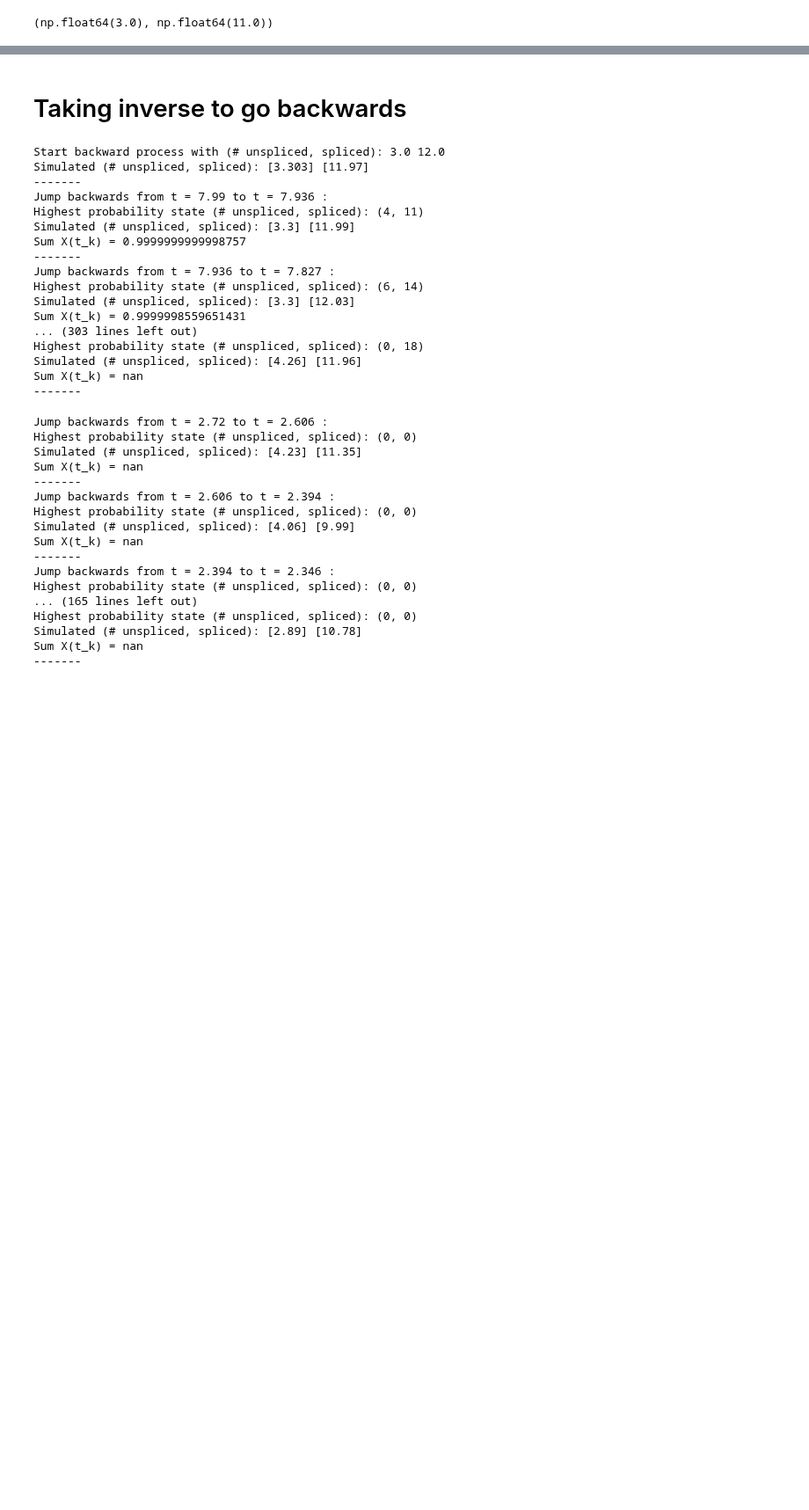
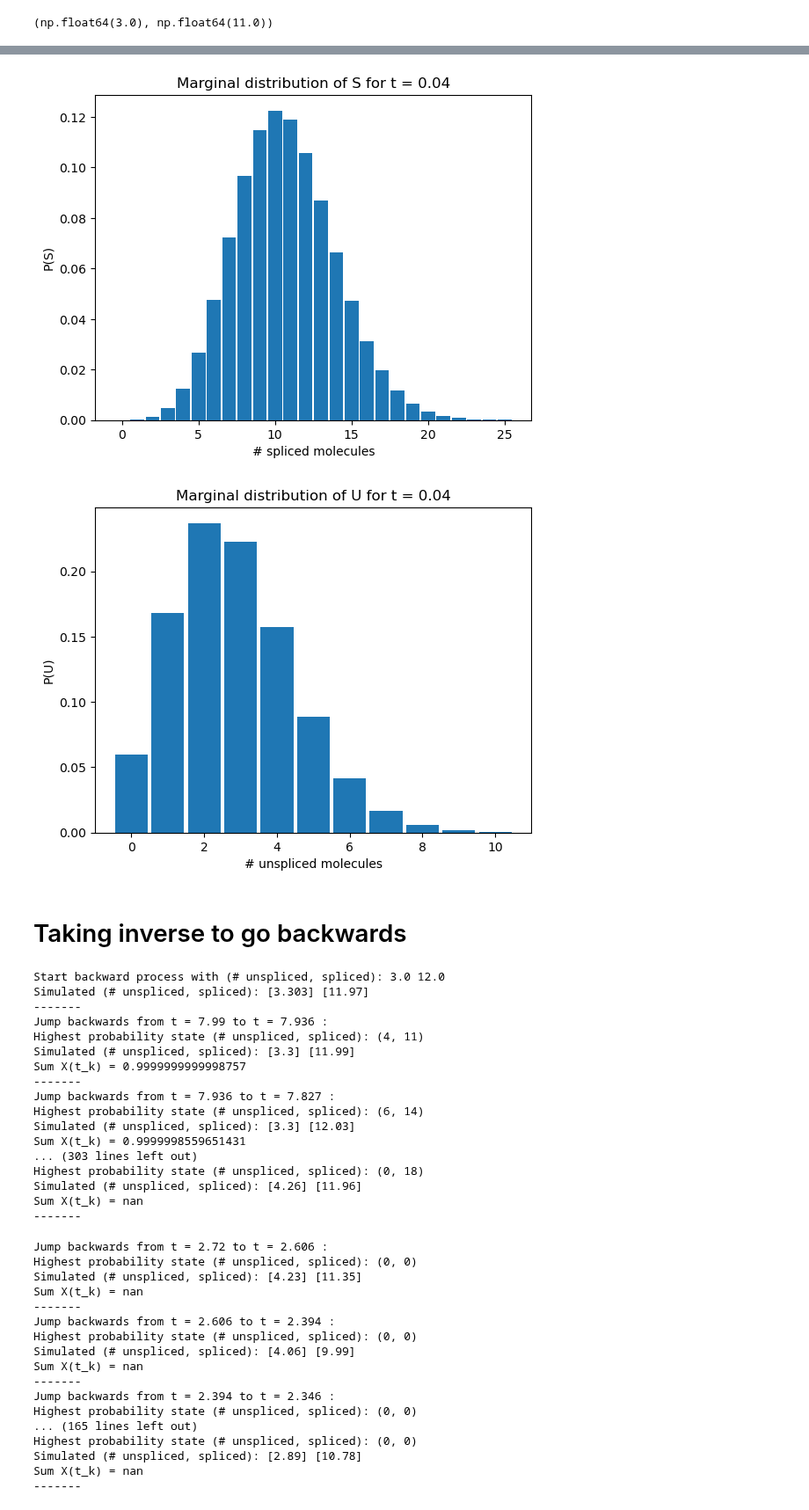
Before and after one commit to reliscu/chronocell_simulations, a Jupyter notebook: testing_new_RNA_history_code.ipynb, the cells around one changed output, grey strips where cells are left out. Shown at 88% size. Drawn from its saved outputs; the diff is of its cells as text; code cells hidden in the pictures; blank space fills up the shorter version.

```diff
--- a/testing_new_RNA_history_code.ipynb
+++ b/testing_new_RNA_history_code.ipynb
@@ -132,0 +122,15 @@ Sum X(t_k) = 0.9999999999999541
+# %%
+# Start with observed counts:
+u_curr = np.round(Y[-1, :, 0])[0]
+s_curr = np.round(Y[-1, :, 1])[0]
+x_curr = np.zeros(shape=(A[0].shape[0],), dtype="float")
+x_curr[index_for[(u_curr, s_curr)]] = 1.0
+
+print("Start backward process with (# unspliced, spliced):", u_curr, s_curr)
+print("Simulated (# unspliced, spliced):", np.round(Y[-1, :, 0], 3), np.round(Y[-1, :, 1], 3))
+print("-------")
+
+X_bw_init = np.zeros(shape=(len(states), len(t)))
+X_bw_init[:, -1] = x_curr
+
+X_bw = backward_distribution(Y, A, X_bw_init, X_fwd, states, t, tau, state_grid)
@@ -133,3 +155,24 @@ Sum X(t_k) = 0.9999999999999541
+# %%
+X_bw_U, X_bw_S = marginal_distribution(X_bw, U_max, S_max, t, states)
+# %%
+k=1
+
+plt.figure()
+plt.bar(np.arange(0, S_max + 1) , X_bw_S[:, k], width=0.9, align='center')
+plt.xlabel("# spliced molecules")
+plt.ylabel("P(S)")
+plt.title(f"Marginal distribution of S for t = {np.round(t[k], 2)}")
+plt.show()
+
+plt.figure()
+plt.bar(np.arange(0, U_max + 1) , X_bw_U[:, k], width=0.9, align='center')
+plt.xlabel("# unspliced molecules")
+plt.ylabel("P(U)")
+plt.title(f"Marginal distribution of U for t = {np.round(t[k], 2)}")
+plt.show()
+# %% [output]
+[figure, added]
+[figure, added]
 # %% [markdown]
 # Taking inverse to go backwards
 # %%
```
Also changed, not shown: parts of 11 cells of this notebook, 3 other files.
